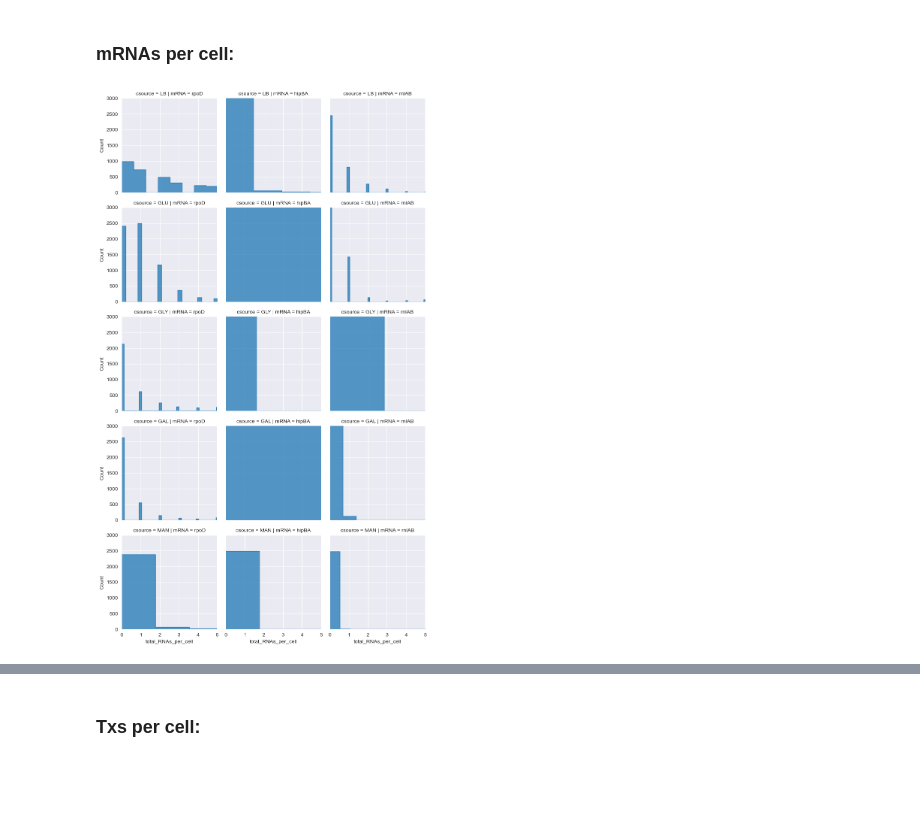
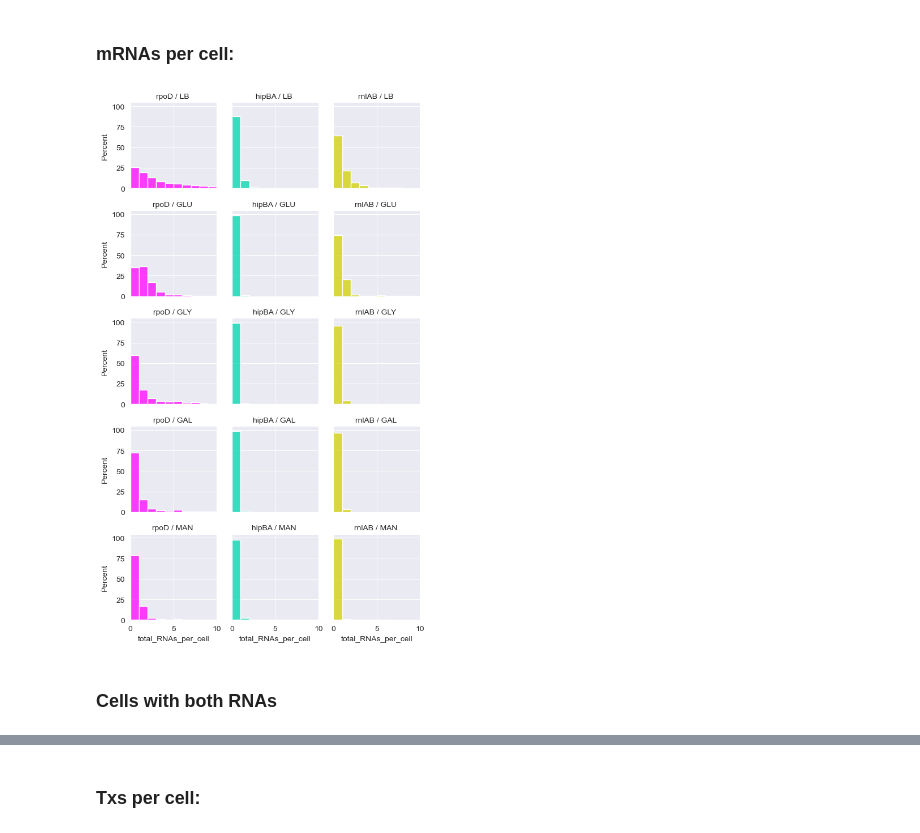
Before and after one commit to LaToyaVanderB/Ecoli_smFISH, a Jupyter notebook: src/06-plot-results.ipynb, the cells around one changed output, grey strips where cells are left out. Saved outputs shown, nothing was run; the diff lists cells and outputs as text; code cells hidden in the pictures; blank space fills up the shorter version.

```diff
--- a/src/06-plot-results.ipynb
+++ b/src/06-plot-results.ipynb
@@ -34,12 +27,17 @@ rootdir = "../tests/output-seg_ok"
 logging.info(f'reading from directory {rootdir}')
 
 dfs = []
-for f in list(Path(rootdir).glob('*/results.csv')):
+for f in Path(rootdir).glob('*/results.csv'):
     logging.info(f'..loading file: {f}')
     df = pd.read_csv(f)
+    df['image'] = f.parts[-2]
     dfs.append(df)
-df = pd.concat(dfs).reset_index()
-df.rename(columns={'index': 'cell_image_id'}, inplace=True)
-df.rename(columns={'Unnamed: 0': 'cell_unique_id'}, inplace=True)
-df['cell_unique_id'] = df.index
+df = pd.concat(dfs)
+
+def split_parts(r):
+    return re.compile(f'({"|".join(csources_ordered)})[-_]').split(r['condition'])[1:]
+
+df[['csource', 'coverslip']] = df.apply(split_parts, axis=1, result_type='expand')
+
+df['unique_cell_id'] = df.apply(lambda r: r['image'] + "." + str(r['image_cell_id']), axis=1)
 # %% [output]
@@ -203,3 +230,9 @@ dtype: int64
+# %%
+palette = {
+    'rpoD': 'magenta',
+    'hipBA': '#00d6ae',
+    'rnlAB': '#d2d100',
+}
 # %% [markdown]
 ### Cell area:
 # %%
@@ -218,8 +251,10 @@ g.map_dataframe(sns.histplot, x='eccentricity', stat='density');
 ### mRNAs per cell:
 # %%
 g = sns.FacetGrid(df, col='mRNA', col_order=mrna_ordered, row='csource', row_order=csources_ordered,
-                  xlim=(0, 5), ylim=(0, 3000), sharex=True, sharey=True);
-g.map_dataframe(sns.histplot, x='total_RNAs_per_cell', element='step');
-# g.set(xlim=(0, 5));
+                  xlim=(0, 10), sharex=True, sharey=True, hue='mRNA', palette=palette, height=2);
+g.map_dataframe(sns.histplot, x='total_RNAs_per_cell', binwidth=1, stat='percent')
+g.set_titles('{col_name} / {row_name} ');
 # %% [output]
-[figure, old version]
+[figure, new version]
+# %% [markdown]
+### Cells with both RNAs
```
Also changed, not shown: parts of 36 cells of this notebook, 4 other files.
